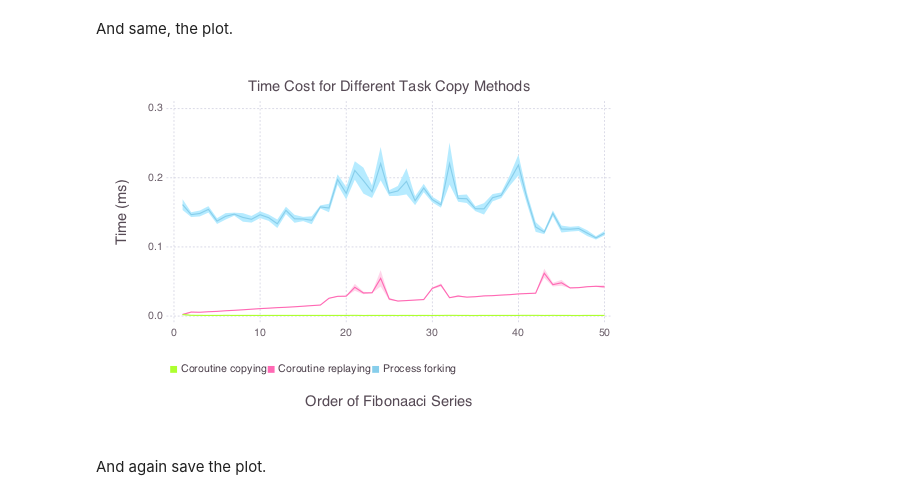
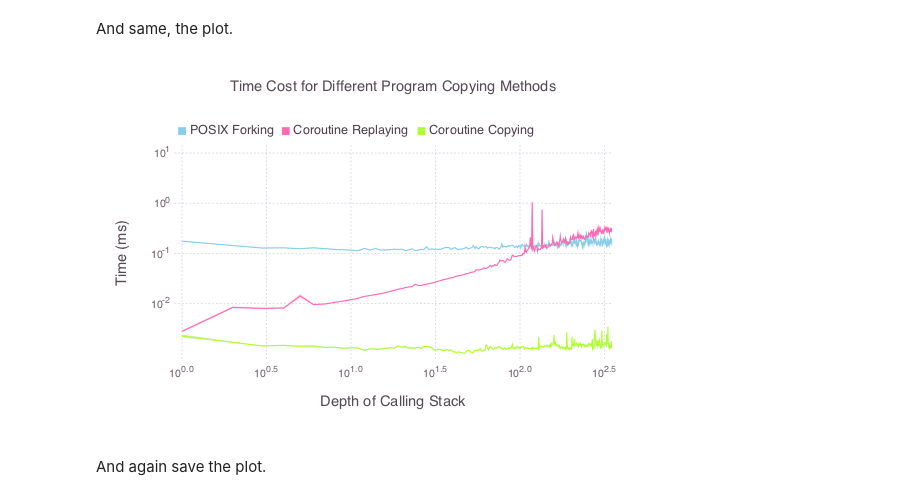
Before and after one commit to xukai92/aistats2017-exp, a Jupyter notebook: exp2/exp2array.ipynb, the cells around one changed output. Saved outputs shown, nothing was run; the diff lists cells and outputs as text; code cells hidden in the pictures.

```diff
--- a/exp2/exp2array.ipynb
+++ b/exp2/exp2array.ipynb
@@ -97,6 +88,20 @@ end
 # %% [markdown]
 And same, the plot.
 # %%
+replaying_times = Array{Vector}(depth_max)
+for i = 1:depth_max
+    replaying_times[i] = Vector(num)
+end
+
+for n = 1:num
+    trace = TraceR(fib_stack)
+    for depth = 1:depth_max
+        replaying_times[depth][n] = @elapsed fork(trace)
+        consume(trace)
+    end
+end
+replaying_times = replaying_times .* 1000;
+
 coroutine_means = means(coroutine_times)
 coroutine_stds = stds(coroutine_times)
 coroutine_mins = coroutine_means .- (1.96 * coroutine_stds / sqrt(depth_max))
@@ -105,38 +110,42 @@ coroutine_maxs = coroutine_means .+ (1.96 * coroutine_stds / sqrt(depth_max))
 coroutine_layer = layer(
     x=1:depth_max, y=coroutine_means, ymin=coroutine_mins, ymax=coroutine_maxs, Geom.line, Geom.ribbon,
     Theme(default_color=colorant"greenyellow")
 )
 
 replaying_means = means(replaying_times)
 replaying_stds = stds(replaying_times)
 replaying_mins = replaying_means - (1.96 * replaying_stds / sqrt(depth_max))
 replaying_maxs = replaying_means + (1.96 * replaying_stds / sqrt(depth_max))
 
 replaying_layer = layer(
     x=1:depth_max, y=replaying_means, ymin=replaying_mins, ymax=replaying_maxs, Geom.line, Geom.ribbon,
     Theme(default_color=colorant"hotpink")
 )
 
 process_means = means(process_times)
 process_stds = stds(process_times)
 process_mins = process_means - (1.96 * process_stds / sqrt(depth_max))
 process_maxs = process_means + (1.96 * process_stds / sqrt(depth_max))
 
 process_layer = layer(
     x=1:depth_max, y=process_means, ymin=process_mins, ymax=process_maxs, Geom.line, Geom.ribbon,
     Theme(default_color=colorant"skyblue")
 )
 
 p_stack = plot(
     coroutine_layer, replaying_layer, process_layer,
-    Guide.manual_color_key("",["Coroutine copying","Coroutine replaying", "Process forking"], ["greenyellow", "hotpink", "skyblue"]),
-Theme(key_position=:bottom),
-    Guide.xlabel("Order of Fibonaaci Series"), Guide.ylabel("Time (ms)"),
-    Guide.title("Time Cost for Different Task Copy Methods"),
 
+Guide.xlabel("Depth of Calling Stack"), Guide.ylabel("Time (ms)"),
+Guide.title("Time Cost for Different Program Copying Methods"),
+Guide.manual_color_key(
+"",["POSIX Forking   ","Coroutine Replaying   ", "Coroutine Copying"],
+["skyblue", "hotpink", "greenyellow"]),
+    Theme(key_position=:top, key_label_font_size=9.5pt),
+Scale.x_log10, Scale.y_log10, Coord.Cartesian(xmax=2.5, ymax=1),
 )
+# intersection ~ 150
 # %% [output]
-[figure, old version]
+[figure, new version]
 # %% [markdown]
 And again save the plot.
 # %%
```
Also changed, not shown: parts of 5 cells of this notebook, 39 other files.
